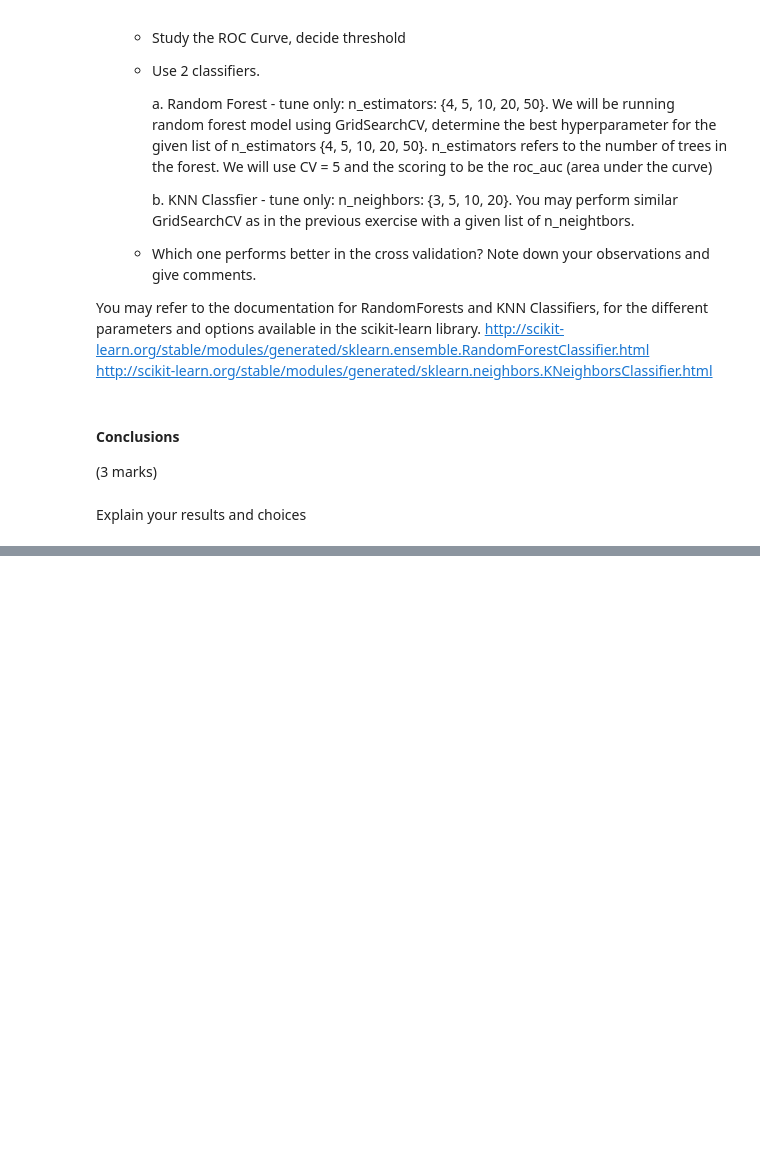
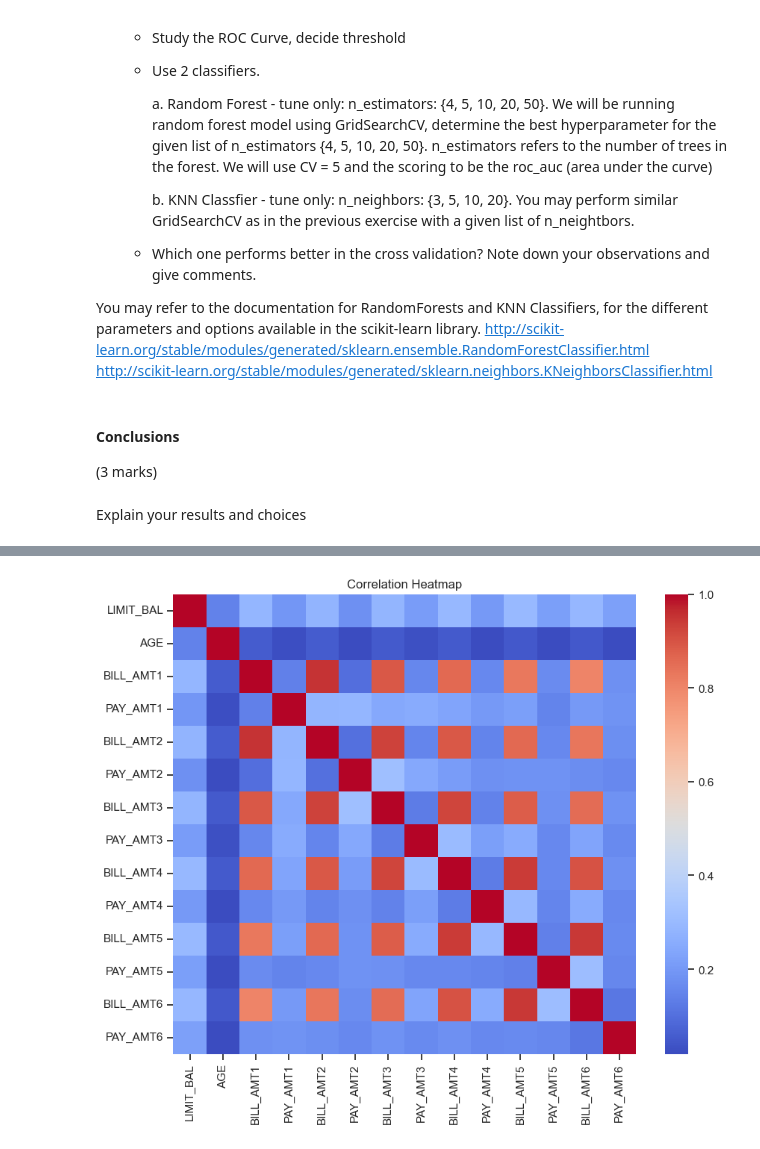
Before and after one commit to JordanVercillo/data_science, a Jupyter notebook: machine_learning/assignments/assignment1.ipynb, the cells around one changed output, grey strips where cells are left out. Drawn from its saved outputs; the diff is of its cells as text; code cells hidden in the pictures; blank space fills up the shorter version.

```diff
--- a/machine_learning/assignments/assignment1.ipynb
+++ b/machine_learning/assignments/assignment1.ipynb
@@ -82,0 +156,12 @@ Explain your results and choices
+# %%
+cat_cols = ["SEX", "EDUCATION", "MARRIAGE", "PAY_0", "PAY_2","PAY_3","PAY_4","PAY_5","PAY_6"]
+
+num_cols = ["LIMIT_BAL", "AGE","BILL_AMT1", "PAY_AMT1","BILL_AMT2", "PAY_AMT2","BILL_AMT3", "PAY_AMT3","BILL_AMT4", "PAY_AMT4","BILL_AMT5", "PAY_AMT5","BILL_AMT6", "PAY_AMT6"]
+# %%
+corr = df[num_cols].corr()
+plt.figure(figsize=(10, 8))
+sns.heatmap(corr, annot=False, cmap="coolwarm")
+plt.title("Correlation Heatmap")
+plt.show()
+# %% [output]
+[figure, added]
```
Also changed, not shown: parts of 7 cells of this notebook.
